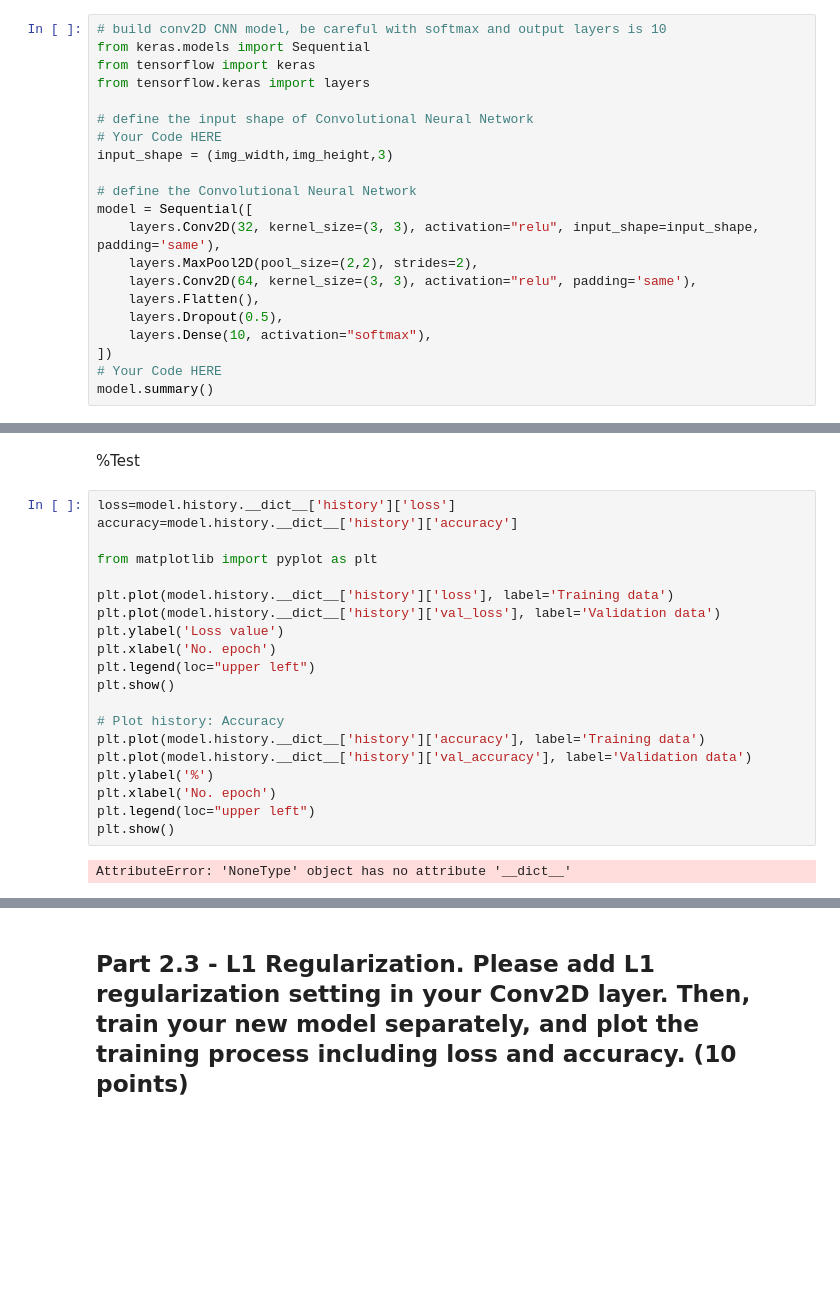
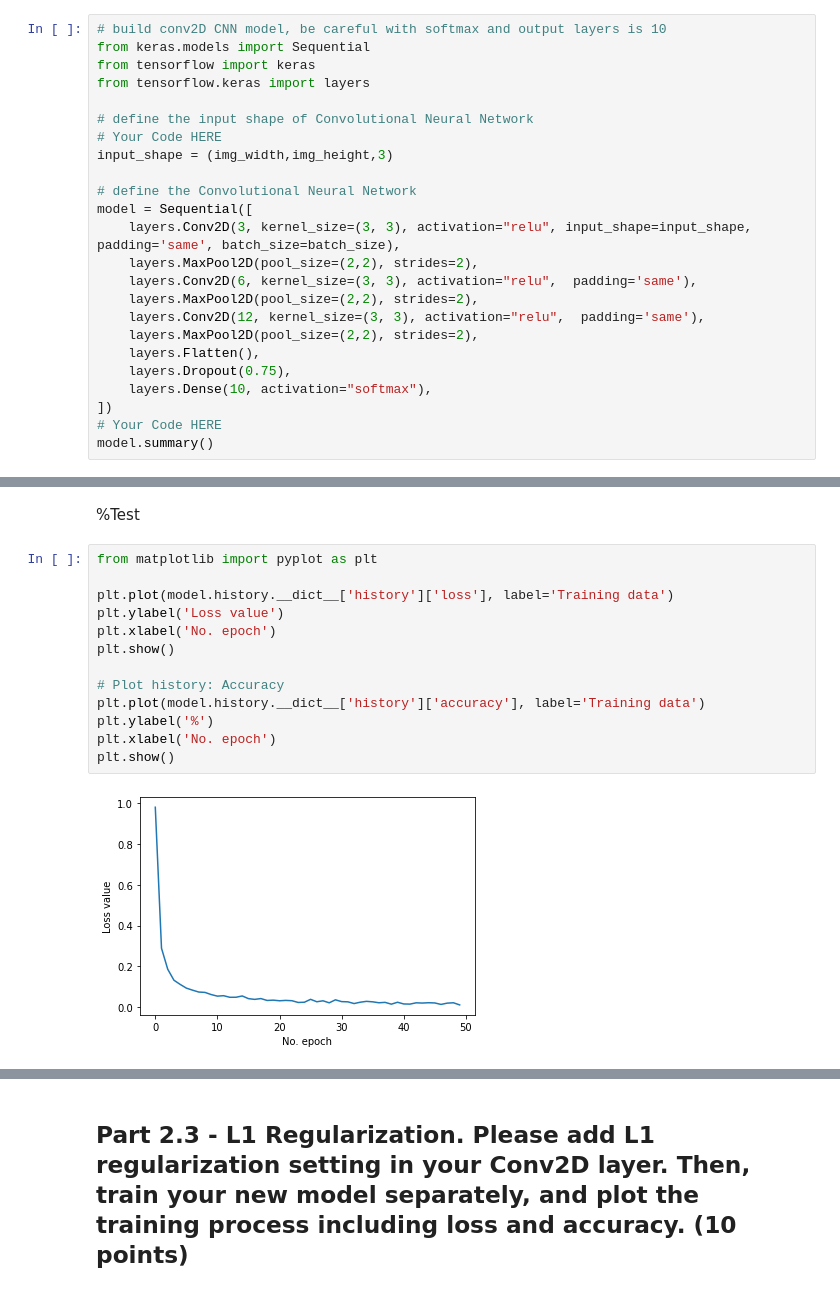
Before and after one commit to naithani-prasoon/CSE-PA5, a Jupyter notebook: Assignment_5/PA5.ipynb, the cells around one changed output, grey strips where cells are left out. Cells and saved outputs as stored; diff of their text form; blank space fills up the shorter version.

```diff
--- a/Assignment_5/PA5.ipynb
+++ b/Assignment_5/PA5.ipynb
@@ -87,11 +87,14 @@ input_shape = (img_width,img_height,3)
 
 # define the Convolutional Neural Network
 model = Sequential([
-    layers.Conv2D(32, kernel_size=(3, 3), activation="relu", input_shape=input_shape, padding='same'),
+    layers.Conv2D(3, kernel_size=(3, 3), activation="relu", input_shape=input_shape, padding='same', batch_size=batch_size),
     layers.MaxPool2D(pool_size=(2,2), strides=2),
-    layers.Conv2D(64, kernel_size=(3, 3), activation="relu", padding='same'),
+    layers.Conv2D(6, kernel_size=(3, 3), activation="relu",  padding='same'),
+    layers.MaxPool2D(pool_size=(2,2), strides=2),
+    layers.Conv2D(12, kernel_size=(3, 3), activation="relu",  padding='same'),
+    layers.MaxPool2D(pool_size=(2,2), strides=2),
     layers.Flatten(),
-    layers.Dropout(0.5),
+    layers.Dropout(0.75),
     layers.Dense(10, activation="softmax"),
 ])
 # Your Code HERE
@@ -147,24 +154,17 @@ KeyboardInterrupt:
 # %% [markdown]
 %Test
 # %%
-loss=model.history.__dict__['history']['loss']
-accuracy=model.history.__dict__['history']['accuracy']
-
 from matplotlib import pyplot as plt
 
 plt.plot(model.history.__dict__['history']['loss'], label='Training data')
-plt.plot(model.history.__dict__['history']['val_loss'], label='Validation data')
 plt.ylabel('Loss value')
 plt.xlabel('No. epoch')
-plt.legend(loc="upper left")
 plt.show()
 
 # Plot history: Accuracy
 plt.plot(model.history.__dict__['history']['accuracy'], label='Training data')
-plt.plot(model.history.__dict__['history']['val_accuracy'], label='Validation data')
 plt.ylabel('%')
 plt.xlabel('No. epoch')
-plt.legend(loc="upper left")
 plt.show()
 # %% [output]
-AttributeError: 'NoneType' object has no attribute '__dict__'
+[figure, added]
```
Also changed, not shown: parts of 8 cells of this notebook.
